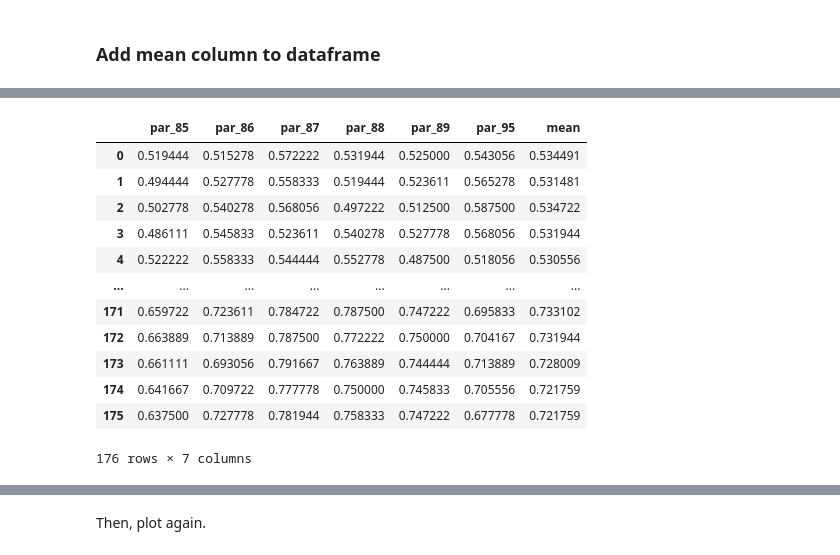
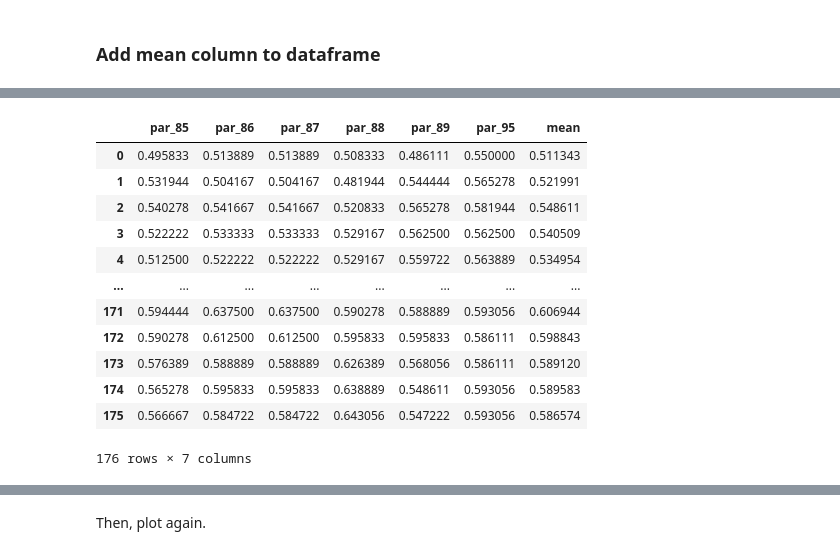
Before and after one commit to study-group-5/neuro_exam, a Jupyter notebook: MEG_data_analysis/prepare_for_classification.ipynb, the cells around one changed output, grey strips where cells are left out. Cells and saved outputs as stored; diff of their text form; code cells hidden in the pictures.

```diff
--- a/MEG_data_analysis/prepare_for_classification.ipynb
+++ b/MEG_data_analysis/prepare_for_classification.ipynb
@@ -307,19 +307,19 @@ print(fusiform_both_all_participants)
 fusiform_both_all_participants.to_csv("fusiform_both_all_participants.csv", index = False)
 # %%
 # read the csv and check that it is saved
-test = pd.read_csv("/work/SigridAgersnapBomNielsen#1365/MEG_data_analysis/fusiform_both_all_participants.csv")
+test = pd.read_csv("/work/SigridAgersnapBomNielsen#1365/MEG_data_analysis/BA45_all_participants.csv")
 test
 # %% [output]
 |  | par_85 | par_86 | par_87 | par_88 | par_89 | par_95 | mean |
-| 0 | 0.519444 | 0.515278 | 0.572222 | 0.531944 | 0.525000 | 0.543056 | 0.534491 |
-| 1 | 0.494444 | 0.527778 | 0.558333 | 0.519444 | 0.523611 | 0.565278 | 0.531481 |
-| 2 | 0.502778 | 0.540278 | 0.568056 | 0.497222 | 0.512500 | 0.587500 | 0.534722 |
-| 3 | 0.486111 | 0.545833 | 0.523611 | 0.540278 | 0.527778 | 0.568056 | 0.531944 |
-| 4 | 0.522222 | 0.558333 | 0.544444 | 0.552778 | 0.487500 | 0.518056 | 0.530556 |
+| 0 | 0.495833 | 0.513889 | 0.513889 | 0.508333 | 0.486111 | 0.550000 | 0.511343 |
+| 1 | 0.531944 | 0.504167 | 0.504167 | 0.481944 | 0.544444 | 0.565278 | 0.521991 |
+| 2 | 0.540278 | 0.541667 | 0.541667 | 0.520833 | 0.565278 | 0.581944 | 0.548611 |
+| 3 | 0.522222 | 0.533333 | 0.533333 | 0.529167 | 0.562500 | 0.562500 | 0.540509 |
+| 4 | 0.512500 | 0.522222 | 0.522222 | 0.529167 | 0.559722 | 0.563889 | 0.534954 |
 | ... | ... | ... | ... | ... | ... | ... | ... |
-| 171 | 0.659722 | 0.723611 | 0.784722 | 0.787500 | 0.747222 | 0.695833 | 0.733102 |
-| 172 | 0.663889 | 0.713889 | 0.787500 | 0.772222 | 0.750000 | 0.704167 | 0.731944 |
-| 173 | 0.661111 | 0.693056 | 0.791667 | 0.763889 | 0.744444 | 0.713889 | 0.728009 |
-| 174 | 0.641667 | 0.709722 | 0.777778 | 0.750000 | 0.745833 | 0.705556 | 0.721759 |
-| 175 | 0.637500 | 0.727778 | 0.781944 | 0.758333 | 0.747222 | 0.677778 | 0.721759 |
+| 171 | 0.594444 | 0.637500 | 0.637500 | 0.590278 | 0.588889 | 0.593056 | 0.606944 |
+| 172 | 0.590278 | 0.612500 | 0.612500 | 0.595833 | 0.595833 | 0.586111 | 0.598843 |
+| 173 | 0.576389 | 0.588889 | 0.588889 | 0.626389 | 0.568056 | 0.586111 | 0.589120 |
+| 174 | 0.565278 | 0.595833 | 0.595833 | 0.638889 | 0.548611 | 0.593056 | 0.589583 |
+| 175 | 0.566667 | 0.584722 | 0.584722 | 0.643056 | 0.547222 | 0.593056 | 0.586574 |
 176 rows × 7 columns
```
Also changed, not shown: parts of 27 cells of this notebook.
